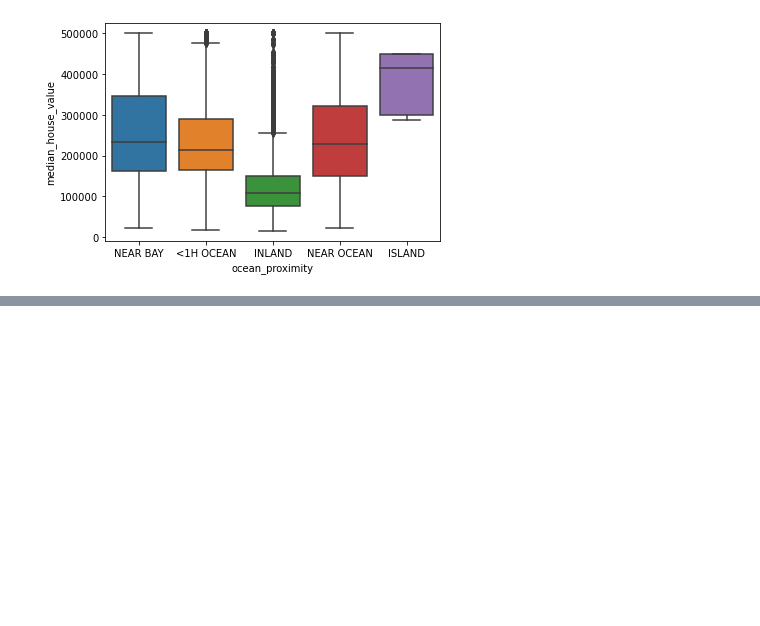
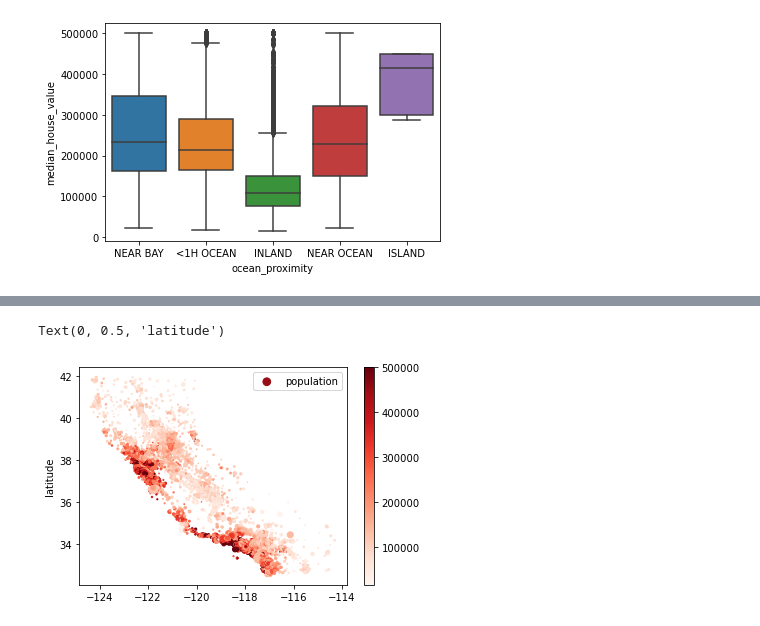
Before and after one commit to leeran7/data-science-class, a Jupyter notebook: Homework 2 Spring 2022 Exploratory Data Analysis.ipynb, the cells around one changed output, grey strips where cells are left out. Saved outputs shown, nothing was run; the diff lists cells and outputs as text; code cells hidden in the pictures; blank space fills up the shorter version.

```diff
--- a/Homework 2 Spring 2022 Exploratory Data Analysis.ipynb
+++ b/Homework 2 Spring 2022 Exploratory Data Analysis.ipynb
@@ -207,3 +231,11 @@ sns.pairplot(cali)
 #let us do the same thing here, x axis as longitude, y axis as latitude,  size the population divided by 100 and
 #the color to the median_house_value. Use whatever cmap (colormap) you want!
 #You should get a California shaped plot, showing the population, house prices!
+# %%
+plt.scatter(x=cali['longitude'], y=cali['latitude'], s=cali['population']/300, c=cali['median_house_value'], cmap='Reds')
+plt.legend(['population'])
+plt.colorbar()
+plt.ylabel("latitude")
+# %% [output]
+Text(0, 0.5, 'latitude')
+[figure, added]
```
Also changed, not shown: parts of 7 cells of this notebook, 1 other file.
